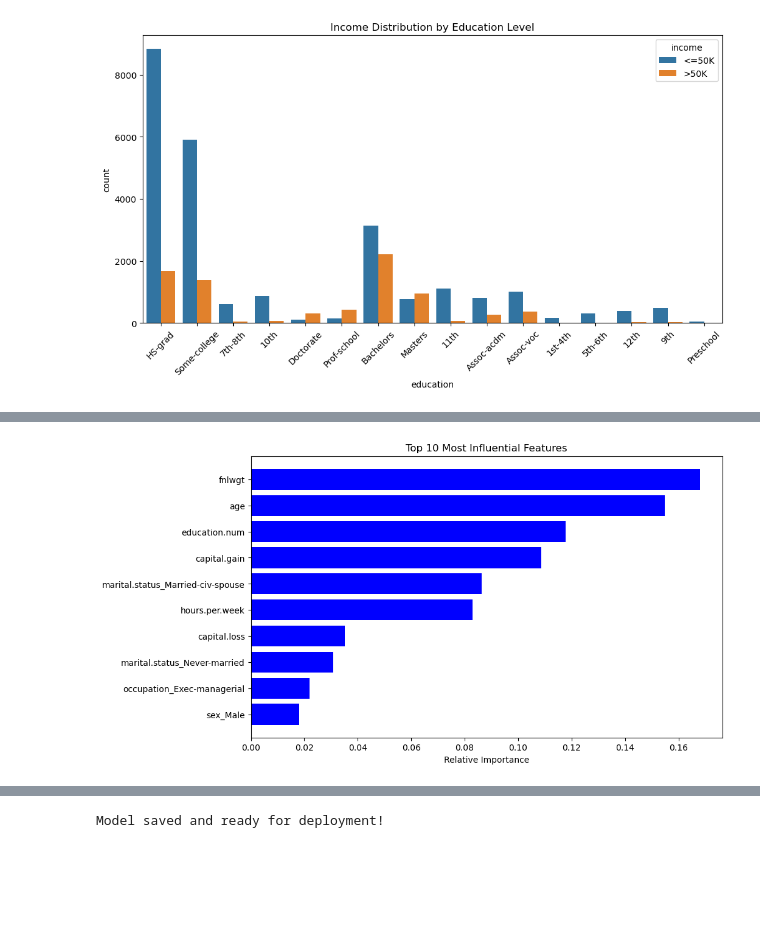
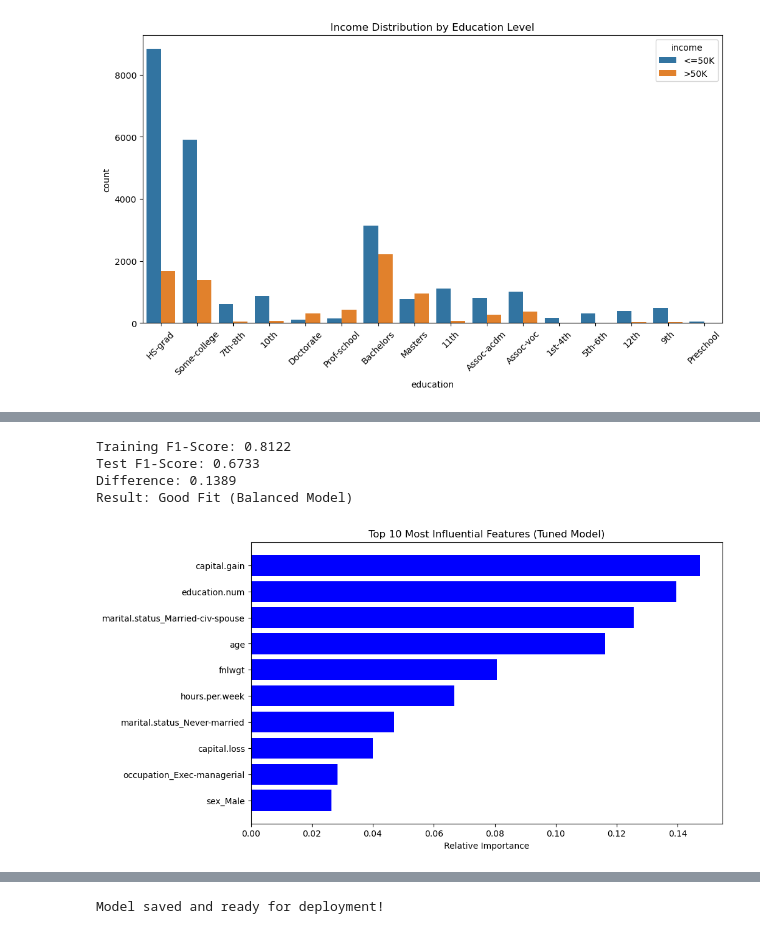
Before and after one commit to mxnishaa/mldp, a Jupyter notebook: test.ipynb, the cells around one changed output, grey strips where cells are left out. Saved outputs shown, nothing was run; the diff lists cells and outputs as text; code cells hidden in the pictures; blank space fills up the shorter version.

Commit message:
added feature importance visualizations and optimized model via feature selection and implemented baseline model vs current model comparison.

```diff
--- a/test.ipynb
+++ b/test.ipynb
@@ -109,0 +118,16 @@ plt.show()
+# %%
+# --- Handling Outliers (Replacing values)---
+# Justification: Extreme values in capital gain and hours worked can pull the
+# Logistic Regression decision boundary significantly, leading to poor generalization.
+# We cap at the 99th percentile to retain the 'signal' of high earners while
+# removing the 'noise' of extreme outliers.
+
+num_cols = ['age', 'hours.per.week', 'capital.gain', 'capital.loss']
+for col in num_cols:
+    upper_limit = df[col].quantile(0.99)
+    lower_limit = df[col].quantile(0.01)
+    # Cap upper and floor lower
+    df[col] = np.where(df[col] > upper_limit, upper_limit, df[col])
+    df[col] = np.where(df[col] < lower_limit, lower_limit, df[col])
+
+print("Outliers capped at 1st and 99th percentiles for model stability.")
@@ -177,17 +231,41 @@ weighted avg       0.85      0.85      0.85      6513
+# %%
+# --- CHECKING FOR OVERFITTING / UNDERFITTING ---
+# Rationale: We compare Training vs Test F1-scores to ensure the model
+# generalizes well and isn't just memorizing the training data.
+
+# 1. Calculate scores for both sets
+train_f1 = f1_score(y_train, best_rf.predict(X_train))
+test_f1 = f1_score(y_test, final_preds)
+
+print(f"Training F1-Score: {train_f1:.4f}")
+print(f"Test F1-Score: {test_f1:.4f}")
+print(f"Difference: {abs(train_f1 - test_f1):.4f}")
+
+# 2. Automated Interpretation Logic
+if train_f1 > test_f1 + 0.15:
+    model_fit_result = "Potential Overfitting (High Variance)"
+elif train_f1 < 0.50 and test_f1 < 0.50:
+    model_fit_result = "Potential Underfitting (High Bias)"
+else:
+    model_fit_result = "Good Fit (Balanced Model)"
+
+print(f"Result: {model_fit_result}")
+# %% [output]
+Training F1-Score: 0.8122
+Test F1-Score: 0.6733
+Difference: 0.1389
+Result: Good Fit (Balanced Model)
 # %%
-import matplotlib.pyplot as plt
-import numpy as np
-
-# Extract importance scores
-importances = rfc.feature_importances_
-indices = np.argsort(importances)[-10:]  # Top 10 features
+# 1. Top 10 Influential Features (Individual Dummies)
+importances = best_rf.feature_importances_
+indices = np.argsort(importances)[-10:]
 
 plt.figure(figsize=(10, 6))
-plt.title('Top 10 Most Influential Features')
+plt.title('Top 10 Most Influential Features (Tuned Model)')
 plt.barh(range(len(indices)), importances[indices], color='b', align='center')
 plt.yticks(range(len(indices)), [X.columns[i] for i in indices])
 plt.xlabel('Relative Importance')
 plt.show()
 # %% [output]
-[figure, old version]
+[figure, new version]
 # %%
```
Also changed, not shown: parts of 14 cells of this notebook.
